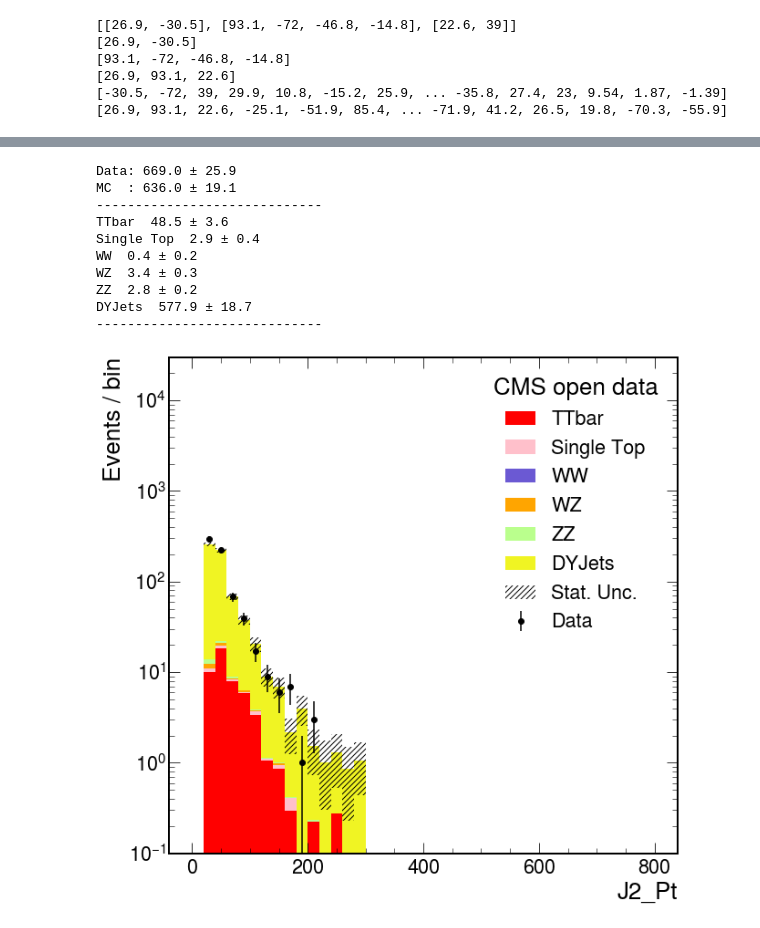
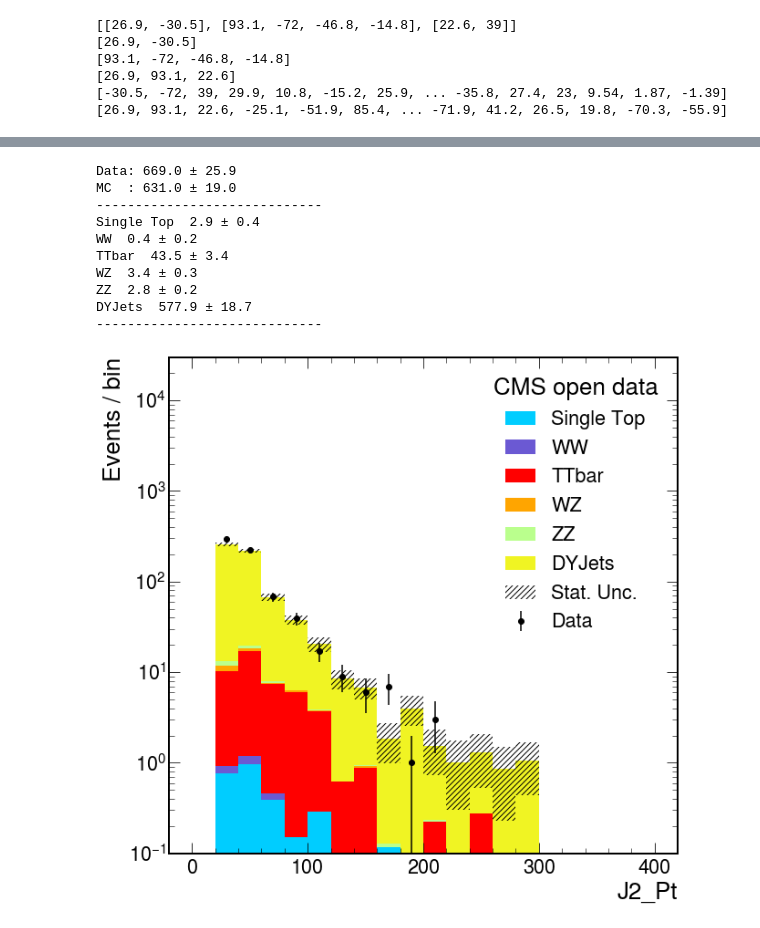
Before and after one commit to theofil/LazyHEPTutorial, a Jupyter notebook: code/python/LazyHEPTutorialColab.ipynb, the cells around one changed output, grey strips where cells are left out. Cells and saved outputs as stored; diff of their text form; code cells hidden in the pictures.

```diff
--- a/code/python/LazyHEPTutorialColab.ipynb
+++ b/code/python/LazyHEPTutorialColab.ipynb
@@ -44,11 +44,15 @@ import awkward as ak
 path = 'http://theofil.web.cern.ch/theofil/cmsod/files/'
 # path = '/Users/konstantinostheofilatos/HEPTutorial/files/'
 
-# configuration
-filenames = ['data.root', 'wjets.root',  'ttbar.root','single_top.root', 'ww.root', 'qcd.root', 'wz.root', 'zz.root',   'dy.root']
-labels    = ['Data', 'WJets', 'TTbar', 'Single Top',  'WW', 'QCD',    'WZ',     'ZZ',     'DYJets']
-colors    = ["white","#79b278","#ff0000", "pink", "#6b59d3", "#00cdff", "orange", "#baff8d"  , "#f0f423"]
+# configuration -- convention used, first sample is Data, the rest are MCs
+# filenames = ['data.root', 'wjets.root',  'ttbar.root','single_top.root', 'ww.root', 'qcd.root', 'wz.root', 'zz.root',   'dy.root']
+# labels    = ['Data', 'WJets', 'TTbar', 'Single Top',  'WW', 'QCD',    'WZ',     'ZZ',     'DYJets']
+# colors    = ["white","#79b278","#ff0000", "pink", "#6b59d3", "#00cdff", "orange", "#baff8d"  , "#f0f423"]
+filenames = ['data.root', 'wjets.root', 'dy.root',  'ttbar.root', 'ww.root',  'wz.root', 'zz.root', 'single_top.root', 'qcd.root']
+labels = ['Data', 'WJets',   'DYJets', 'TTbar',   'WW',     'WZ',     'ZZ',      'Single Top','QCD']
+colors = ["white","#79b278", "#f0f423", "#ff0000","#6b59d3", "orange", "#baff8d", "#00cdff"  , "#a9a9a9"]
 
+# open the files, fetch the ROOT TTrees
 files = [path+filename for filename in filenames]
 
 TTreeName = 'events'
@@ -79,0 +84,17 @@ opened dy.root with 77729 events as DYJets with #f0f423 color
+# %%
+# reorder dataframes (optional)
+for i, df in enumerate(dfs):
+    print('i = %d [%s]'%(i,df.label))
+
+neworder = [0, 8, 1, 7, 4, 3, 5, 6, 2]
+
+print('')
+print('reordering dfs using these indexes', neworder)
+print('')
+
+reordered_dfs = [ dfs[neworder[i]] for i in range(len(dfs))]
+for i, df in enumerate(reordered_dfs):
+    print('i = %d [%s]'%(i,df.label))
+
+# setting dfs to its new order
+dfs = reordered_dfs
@@ -291,7 +328,7 @@ for df in dfs:
 
     # apply selection
     print('applying selection in %s'%label)
-    selection = (df.NJet >= 2) & (df.NMuon == 2)
+    selection = (df.NJet >= 2) & (df.NMuon == 2) & (df.triggerIsoMu24 == 1)
     df  = df[ selection ]   # selection
 
     # attach back label, color attributes to the new data frame
@@ -406,17 +443,17 @@ DYJets  577.9 ± 18.7
 # %%
-makePlot(sel2_dfs, var = 'J2_Pt', xmin = 0, xmax=800, step_size = 20, ylog = True, saveFig = False, printOut = False)
+makePlot(sel2_dfs, var = 'J2_Pt', xmin = 0, xmax=400, step_size = 20, ylog = True, saveFig = False, printOut = False)
 # %% [output]
 Data: 669.0 ± 25.9
-MC  : 636.0 ± 19.1
+MC  : 631.0 ± 19.0
 -----------------------------
-TTbar  48.5 ± 3.6
 Single Top  2.9 ± 0.4
 WW  0.4 ± 0.2
+TTbar  43.5 ± 3.4
 WZ  3.4 ± 0.3
 ZZ  2.8 ± 0.2
 DYJets  577.9 ± 18.7
 -----------------------------
-[figure, old version]
+[figure, new version]
 # %%
 # define new variables for the selected events (sel2_dfs)
 for df in sel2_dfs:
```
Also changed, not shown: parts of 12 cells of this notebook.
